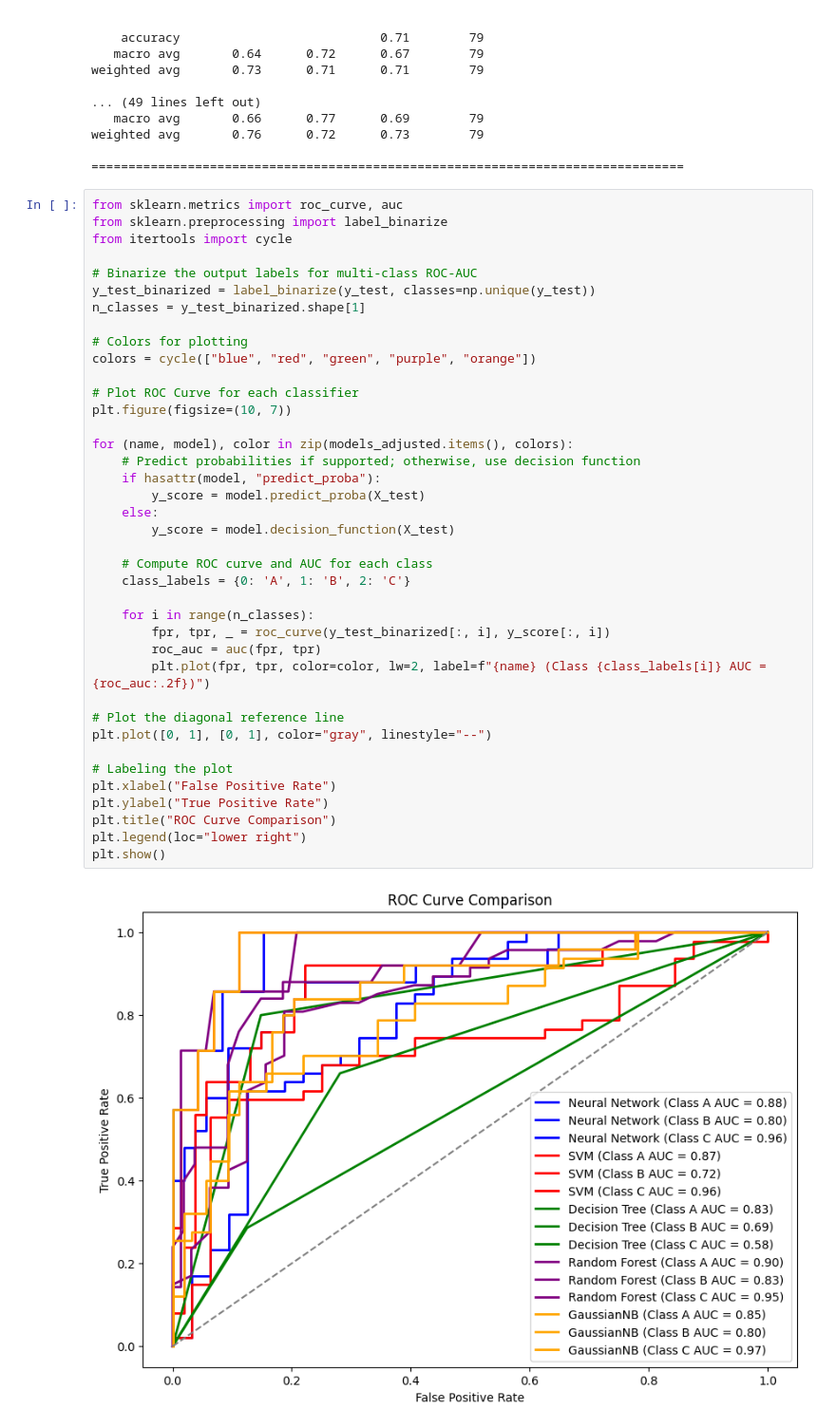
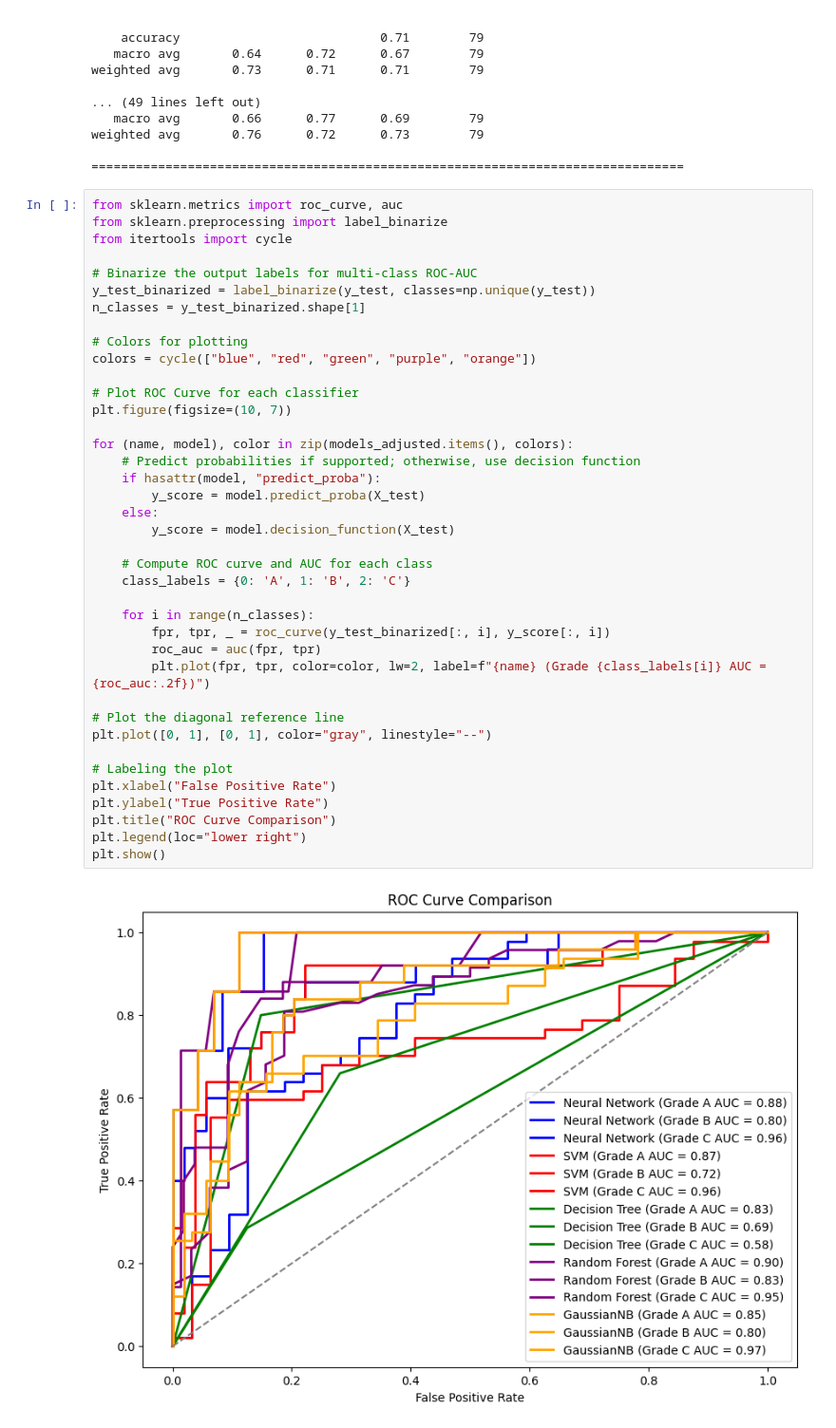
Before and after one commit to metehanzorluoglu/Jupyter-ML, a Jupyter notebook: ECG703/703 final project/AllTestWithGraph.ipynb, the cells around one changed output. Shown at 95% size. Saved outputs shown, nothing was run; the diff lists cells and outputs as text.

```diff
--- a/ECG703/703 final project/AllTestWithGraph.ipynb
+++ b/ECG703/703 final project/AllTestWithGraph.ipynb
@@ -127,32 +127,32 @@ n_classes = y_test_binarized.shape[1]
 # Colors for plotting
 colors = cycle(["blue", "red", "green", "purple", "orange"])
 
 # Plot ROC Curve for each classifier
 plt.figure(figsize=(10, 7))
 
 for (name, model), color in zip(models_adjusted.items(), colors):
     # Predict probabilities if supported; otherwise, use decision function
     if hasattr(model, "predict_proba"):
         y_score = model.predict_proba(X_test)
     else:
         y_score = model.decision_function(X_test)
 
     # Compute ROC curve and AUC for each class
     class_labels = {0: 'A', 1: 'B', 2: 'C'}
 
     for i in range(n_classes):
         fpr, tpr, _ = roc_curve(y_test_binarized[:, i], y_score[:, i])
         roc_auc = auc(fpr, tpr)
-        plt.plot(fpr, tpr, color=color, lw=2, label=f"{name} (Class {class_labels[i]} AUC = {roc_auc:.2f})")
+        plt.plot(fpr, tpr, color=color, lw=2, label=f"{name} (Grade {class_labels[i]} AUC = {roc_auc:.2f})")
 
 # Plot the diagonal reference line
 plt.plot([0, 1], [0, 1], color="gray", linestyle="--")
 
 # Labeling the plot
 plt.xlabel("False Positive Rate")
 plt.ylabel("True Positive Rate")
 plt.title("ROC Curve Comparison")
 plt.legend(loc="lower right")
 plt.show()
 # %% [output]
-[figure, old version]
+[figure, new version]
```
